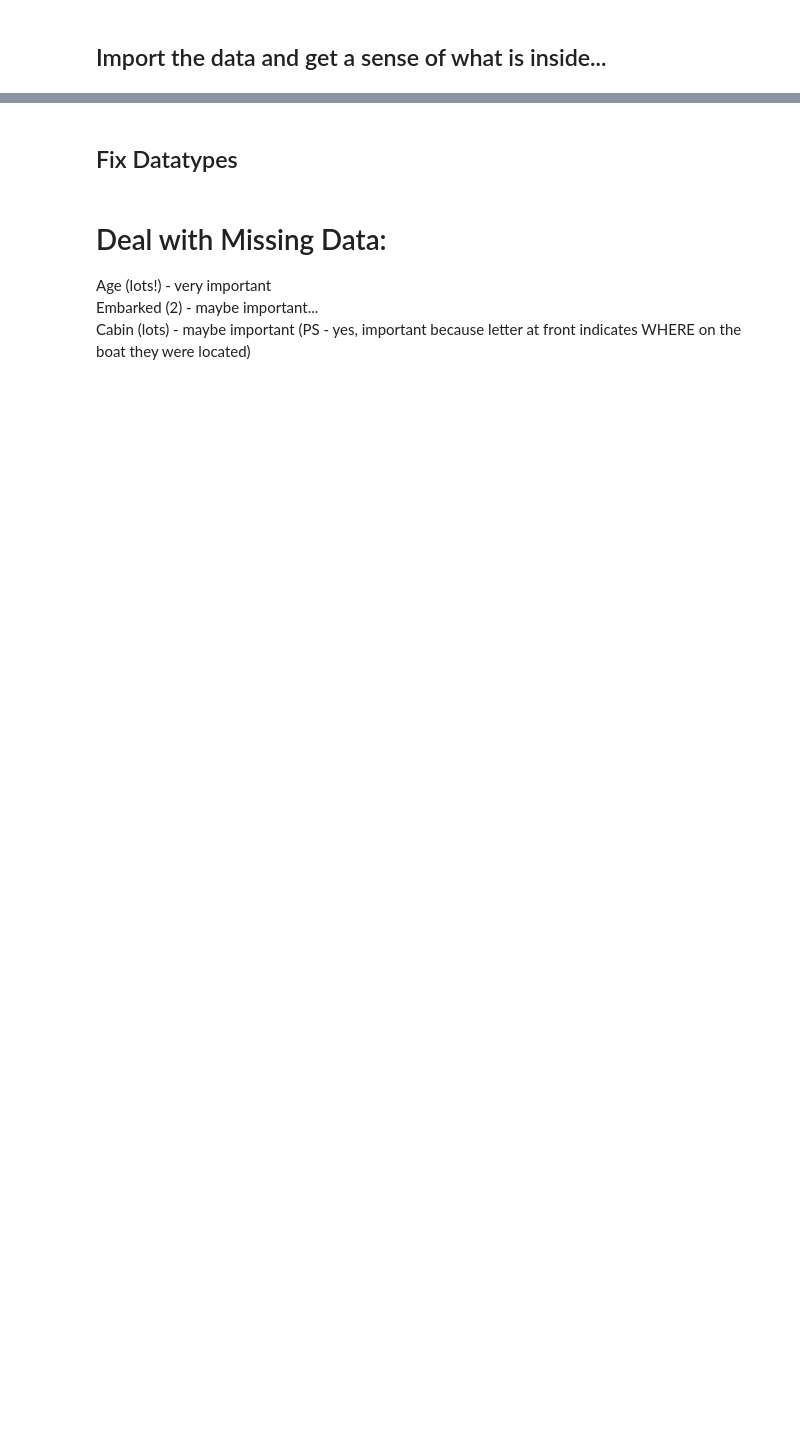
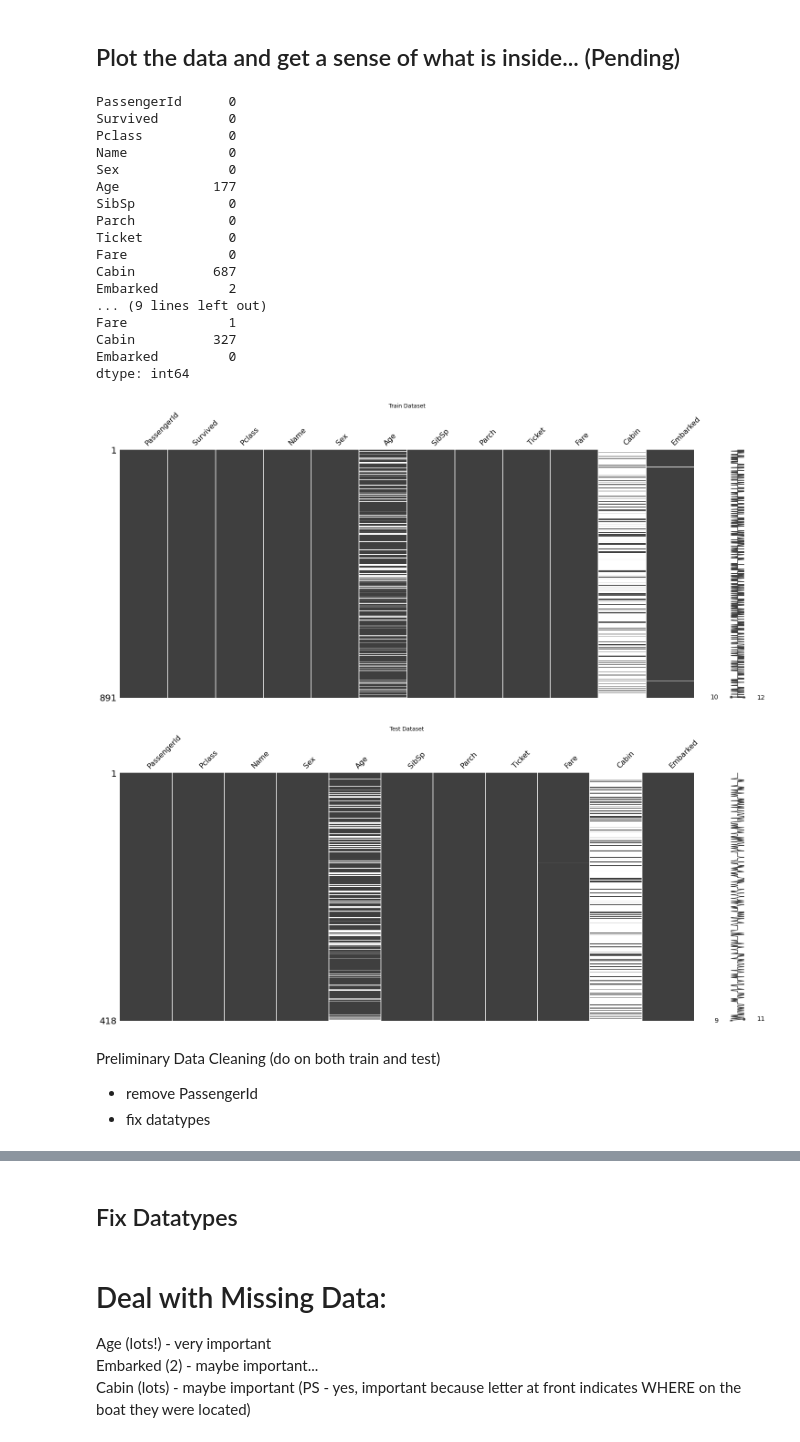
Before and after one commit to aharrisonbell/titanic-kaggle, a Jupyter notebook: titanic.ipynb, the cells around one changed output, grey strips where cells are left out. Cells and saved outputs as stored; diff of their text form; code cells hidden in the pictures; blank space fills up the shorter version.

```diff
--- a/titanic.ipynb
+++ b/titanic.ipynb
@@ -58,5 +61,5 @@ Index(['PassengerId', 'Survived', 'Pclass', 'Name', 'Sex', 'Age', 'SibSp',
 # %% [markdown]
-## Import the data and get a sense of what is inside...
+## Plot the data and get a sense of what is inside... (Pending) <br>
 # %%
 # Check current datatypes and get a sense of values
 # print(train['PassengerId'].unique())
@@ -74,9 +77,38 @@ Index(['PassengerId', 'Survived', 'Pclass', 'Name', 'Sex', 'Age', 'SibSp',
 # %%
 # Check for missing values
 print(train.isna().sum())
+print(test.isna().sum())
 
 # Print out pretty picture
 import missingno as msno
 import matplotlib.pyplot as plt
 msno.matrix(train)
+plt.title('Train Dataset')
 plt.show()
+msno.matrix(test)
+plt.title('Test Dataset')
+plt.show()
+# %% [output]
+PassengerId      0
+Survived         0
+Pclass           0
+Name             0
+Sex              0
+Age            177
+SibSp            0
+Parch            0
+Ticket           0
+Fare             0
+Cabin          687
+Embarked         2
+... (9 lines left out)
+Fare             1
+Cabin          327
+Embarked         0
+dtype: int64
+[figure, added]
+[figure, added]
+# %% [markdown]
+Preliminary Data Cleaning (do on both train and test)
+- remove PassengerId
+- fix datatypes
```
Also changed, not shown: parts of 30 cells of this notebook.
